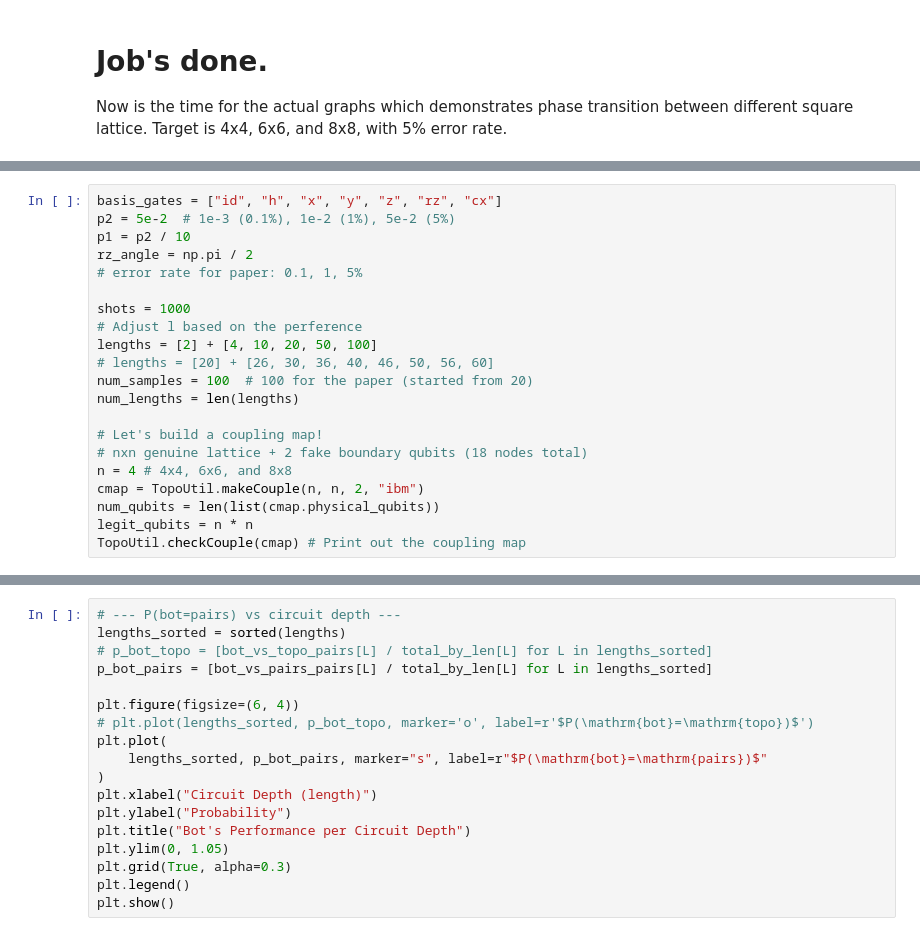
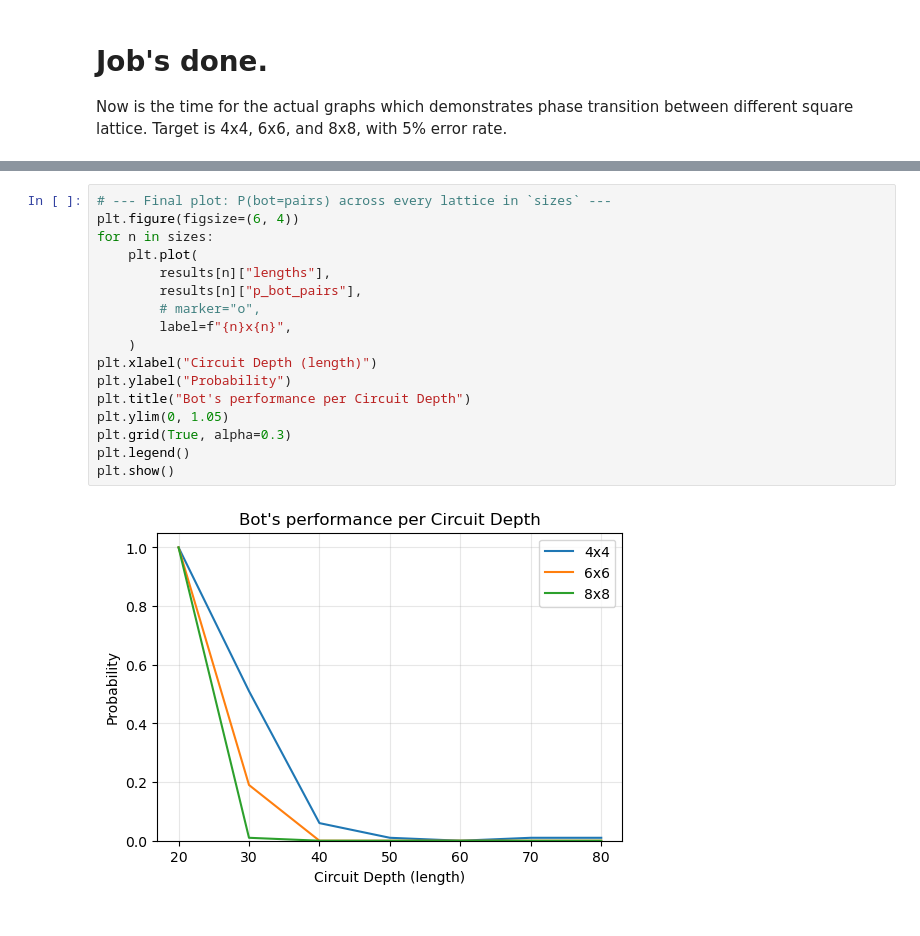
Before and after one commit to moth-quantum/qiskit-device-benchmarking, a Jupyter notebook: mirror_qa_topo.ipynb, the cells around one changed output, grey strips where cells are left out. Cells and saved outputs as stored; diff of their text form.

```diff
--- a/mirror_qa_topo.ipynb
+++ b/mirror_qa_topo.ipynb
@@ -378,21 +546,0 @@ np.random.seed(SEED)
-# %%
-basis_gates = ["id", "h", "x", "y", "z", "rz", "cx"]
-p2 = 5e-2  # 1e-3 (0.1%), 1e-2 (1%), 5e-2 (5%)
-p1 = p2 / 10
-rz_angle = np.pi / 2
-# error rate for paper: 0.1, 1, 5%
-
-shots = 1000
-# Adjust l based on the perference
-lengths = [2] + [4, 10, 20, 50, 100]
-# lengths = [20] + [26, 30, 36, 40, 46, 50, 56, 60]
-num_samples = 100  # 100 for the paper (started from 20)
-num_lengths = len(lengths)
-
-# Let's build a coupling map!
-# nxn genuine lattice + 2 fake boundary qubits (18 nodes total)
-n = 4 # 4x4, 6x6, and 8x8
-cmap = TopoUtil.makeCouple(n, n, 2, "ibm")
-num_qubits = len(list(cmap.physical_qubits))
-legit_qubits = n * n
-TopoUtil.checkCouple(cmap) # Print out the coupling map
@@ -569,18 +648,19 @@ print("P(topo=pairs) — TopoSampler MWPM agrees with exp._pairs (consistency ch
-# %%
-# --- P(bot=pairs) vs circuit depth ---
-lengths_sorted = sorted(lengths)
-# p_bot_topo = [bot_vs_topo_pairs[L] / total_by_len[L] for L in lengths_sorted]
-p_bot_pairs = [bot_vs_pairs_pairs[L] / total_by_len[L] for L in lengths_sorted]
-
-plt.figure(figsize=(6, 4))
-# plt.plot(lengths_sorted, p_bot_topo, marker='o', label=r'$P(\mathrm{bot}=\mathrm{topo})$')
-plt.plot(
-    lengths_sorted, p_bot_pairs, marker="s", label=r"$P(\mathrm{bot}=\mathrm{pairs})$"
-)
-plt.xlabel("Circuit Depth (length)")
-plt.ylabel("Probability")
-plt.title("Bot's Performance per Circuit Depth")
-plt.ylim(0, 1.05)
-plt.grid(True, alpha=0.3)
-plt.legend()
-plt.show()
+# %%
+# --- Final plot: P(bot=pairs) across every lattice in `sizes` ---
+plt.figure(figsize=(6, 4))
+for n in sizes:
+    plt.plot(
+        results[n]["lengths"],
+        results[n]["p_bot_pairs"],
+        # marker="o",
+        label=f"{n}x{n}",
+    )
+plt.xlabel("Circuit Depth (length)")
+plt.ylabel("Probability")
+plt.title("Bot's performance per Circuit Depth")
+plt.ylim(0, 1.05)
+plt.grid(True, alpha=0.3)
+plt.legend()
+plt.show()
+# %% [output]
+[figure, added]
```
Also changed, not shown: parts of 15 cells of this notebook, 3 other files.
